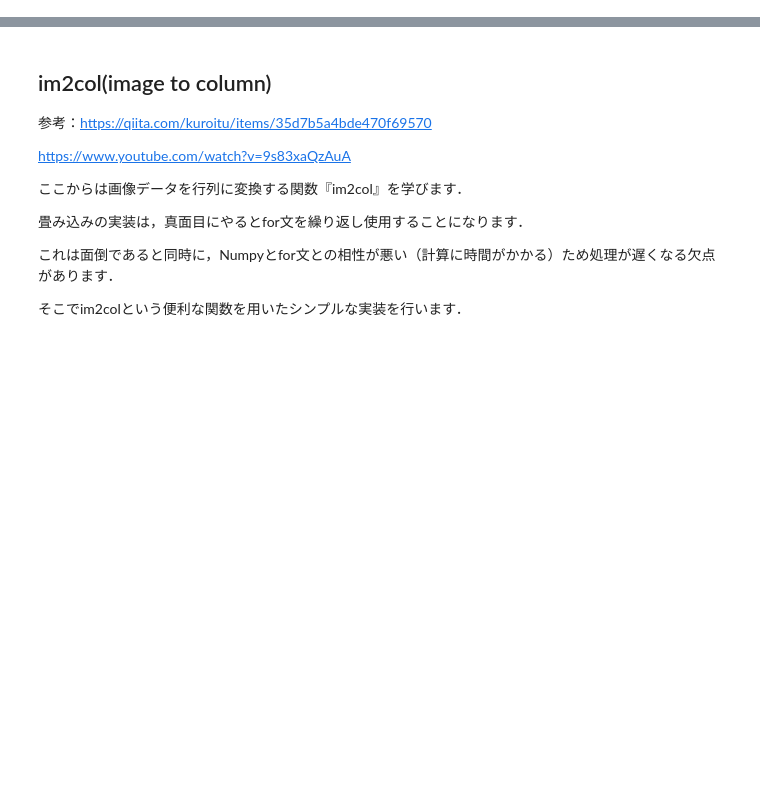
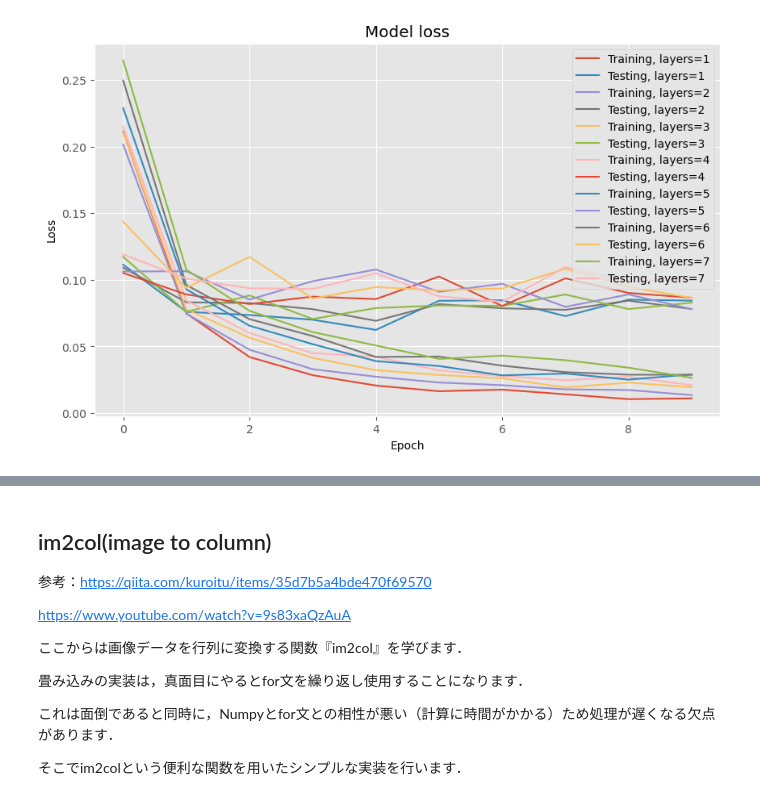
Before and after one commit to LABO-M/ZeroTuku, a Jupyter notebook: Chapter7_Zero_banzai.ipynb, the cells around one changed output, grey strips where cells are left out. Drawn from its saved outputs; the diff is of its cells as text; code cells hidden in the pictures; blank space fills up the shorter version.

```diff
--- a/Chapter7_Zero_banzai.ipynb
+++ b/Chapter7_Zero_banzai.ipynb
@@ -37,0 +121,61 @@ plt.style.use('ggplot')
+# %%
+import numpy as np
+import matplotlib.pyplot as plt
+from tensorflow.keras.datasets import mnist
+from tensorflow.keras.models import Sequential
+from tensorflow.keras.layers import Dense
+from tensorflow.keras.utils import to_categorical
+
+# Load MNIST dataset
+(X_train, y_train), (X_test, y_test) = mnist.load_data()
+
+# Flatten 28*28 images to a 784 vector for each image
+num_pixels = X_train.shape[1] * X_train.shape[2]
+X_train = X_train.reshape((X_train.shape[0], num_pixels)).astype('float32')
+X_test = X_test.reshape((X_test.shape[0], num_pixels)).astype('float32')
+
+# Normalize inputs from 0-255 to 0-1
+X_train = X_train / 255
+X_test = X_test / 255
+
+# One hot encode outputs
+y_train = to_categorical(y_train)
+y_test = to_categorical(y_test)
+num_classes = y_test.shape[1]
+
+def create_model(num_layers):
+    # Create model
+    model = Sequential()
+    model.add(Dense(num_pixels, input_dim=num_pixels, kernel_initializer='normal', activation='relu'))
+    for _ in range(num_layers):
+        model.add(Dense(num_pixels, kernel_initializer='normal', activation='relu'))
+    model.add(Dense(num_classes, kernel_initializer='normal', activation='softmax'))
+    # Compile model
+    model.compile(loss='categorical_crossentropy', optimizer='adam', metrics=['accuracy'])
+    return model
+
+# List to store training and testing errors
+training_errors = []
+testing_errors = []
+
+# Number of layers to test
+layers = [1, 2, 3, 4, 5, 6, 7]
+
+for num_layers in layers:
+    model = create_model(num_layers)
+    history = model.fit(X_train, y_train, validation_data=(X_test, y_test), epochs=10, batch_size=200, verbose=0)
+    training_errors.append(history.history['loss'])
+    testing_errors.append(history.history['val_loss'])
+
+# Plot training and testing errors
+plt.figure(figsize=(10, 6))  # Adjust the size of the plot
+for i in range(len(layers)):
+    plt.plot(training_errors[i], label='Training, layers='+str(layers[i]))
+    plt.plot(testing_errors[i], label='Testing, layers='+str(layers[i]))
+
+plt.title('Model loss')
+plt.ylabel('Loss')
+plt.xlabel('Epoch')
+plt.legend(loc='upper right')
+plt.show()
+# %% [output]
@@ -37,0 +187 @@ plt.style.use('ggplot')
+[figure, added]
```
Also changed, not shown: parts of 13 cells of this notebook, 2 other files.
